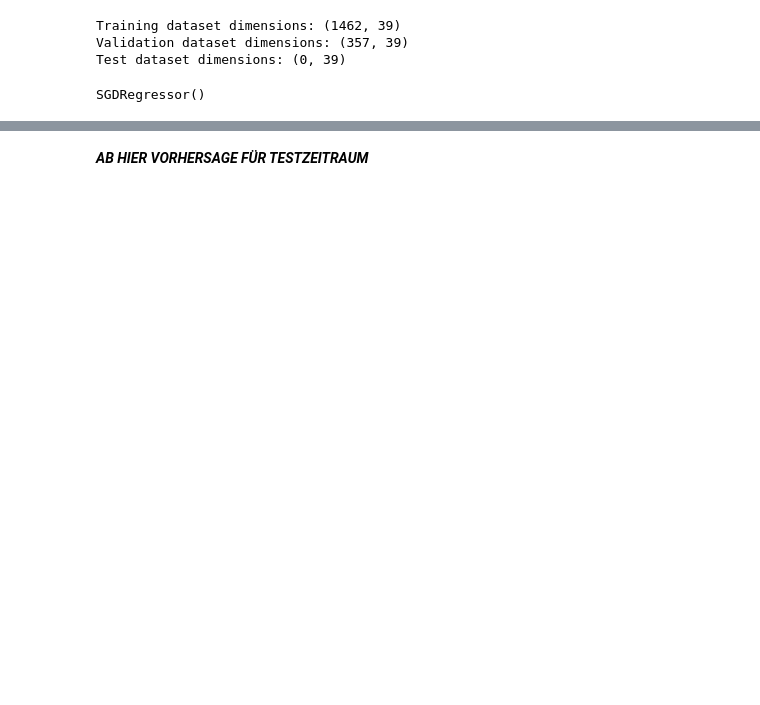
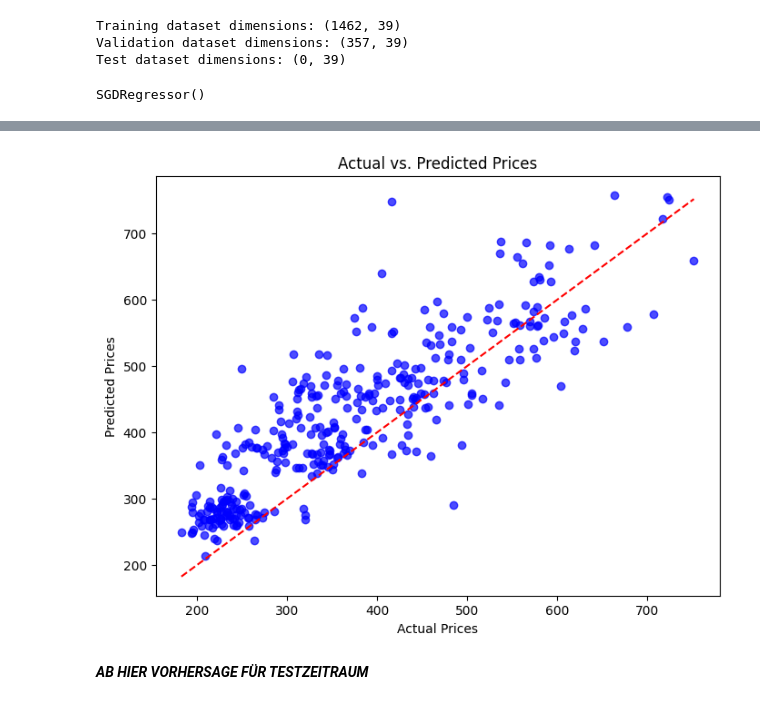
Before and after one commit to jul-mar/bakery_sales_prediction, a Jupyter notebook: 2_BaselineModel/02_Franz/Modell_Broetchen_long.ipynb, the cells around one changed output, grey strips where cells are left out. Saved outputs shown, nothing was run; the diff lists cells and outputs as text; code cells hidden in the pictures; blank space fills up the shorter version.

Commit message:
Graphiken erstellt

```diff
--- a/2_BaselineModel/02_Franz/Modell_Broetchen_long.ipynb
+++ b/2_BaselineModel/02_Franz/Modell_Broetchen_long.ipynb
@@ -82,3 +82,14 @@ Mean Absolute Percentage Error (MAPE): 20.43%
+# %%
+# Plot: Actual vs. Predicted Prices
+plt.figure(figsize=(8, 6))
+plt.scatter(y_vali, sgd_predictions, alpha=0.7, color="blue")
+plt.plot([y_vali.min(), y_vali.max()], [y_vali.min(), y_vali.max()], 'k--', color="red")
+plt.xlabel("Actual Prices")
+plt.ylabel("Predicted Prices")
+plt.title("Actual vs. Predicted Prices")
+plt.show()
+# %% [output]
+[figure, added]
 # %% [markdown]
 ***AB HIER VORHERSAGE FÜR TESTZEITRAUM***
 # %%
```
Also changed, not shown: parts of 3 cells of this notebook, 3 other files.
